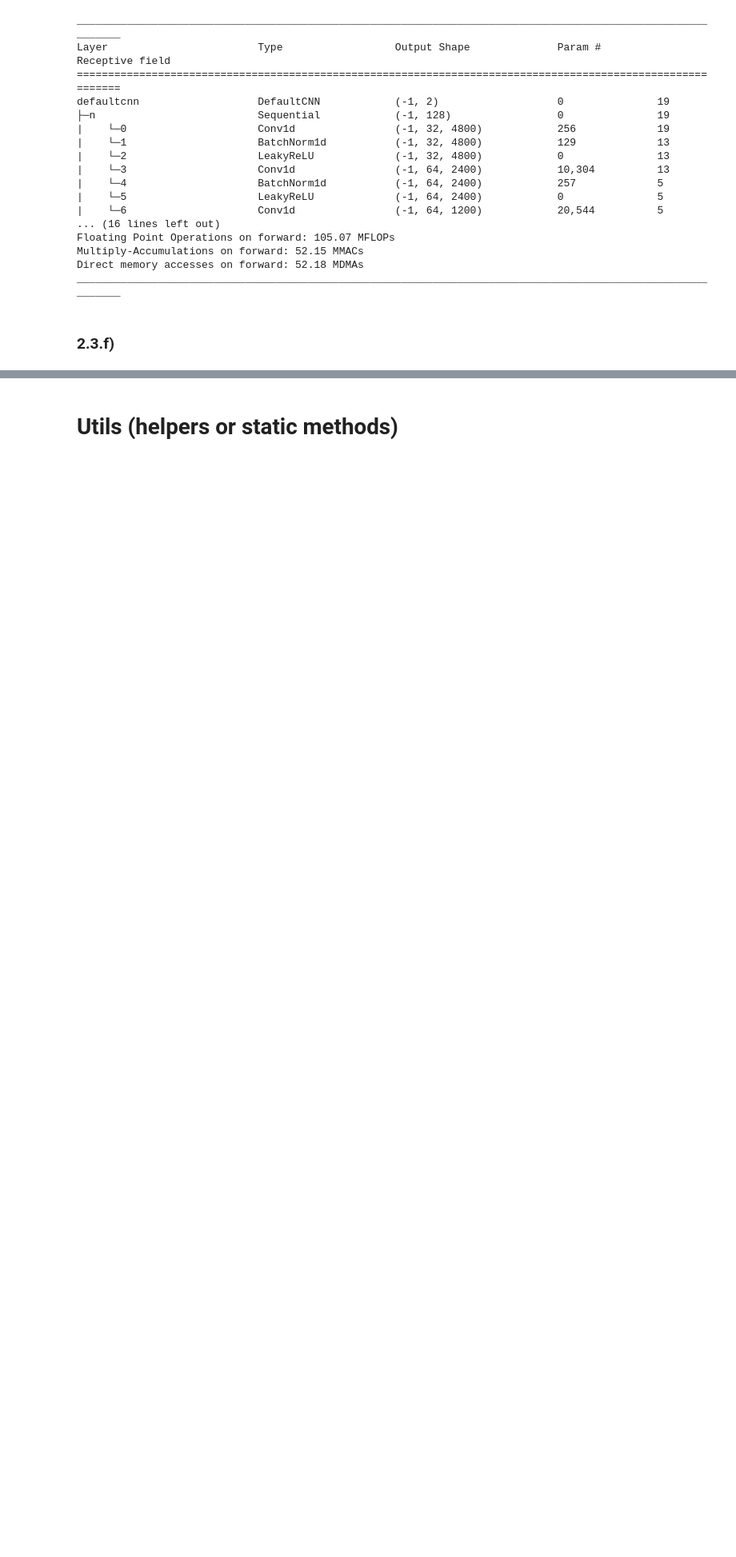
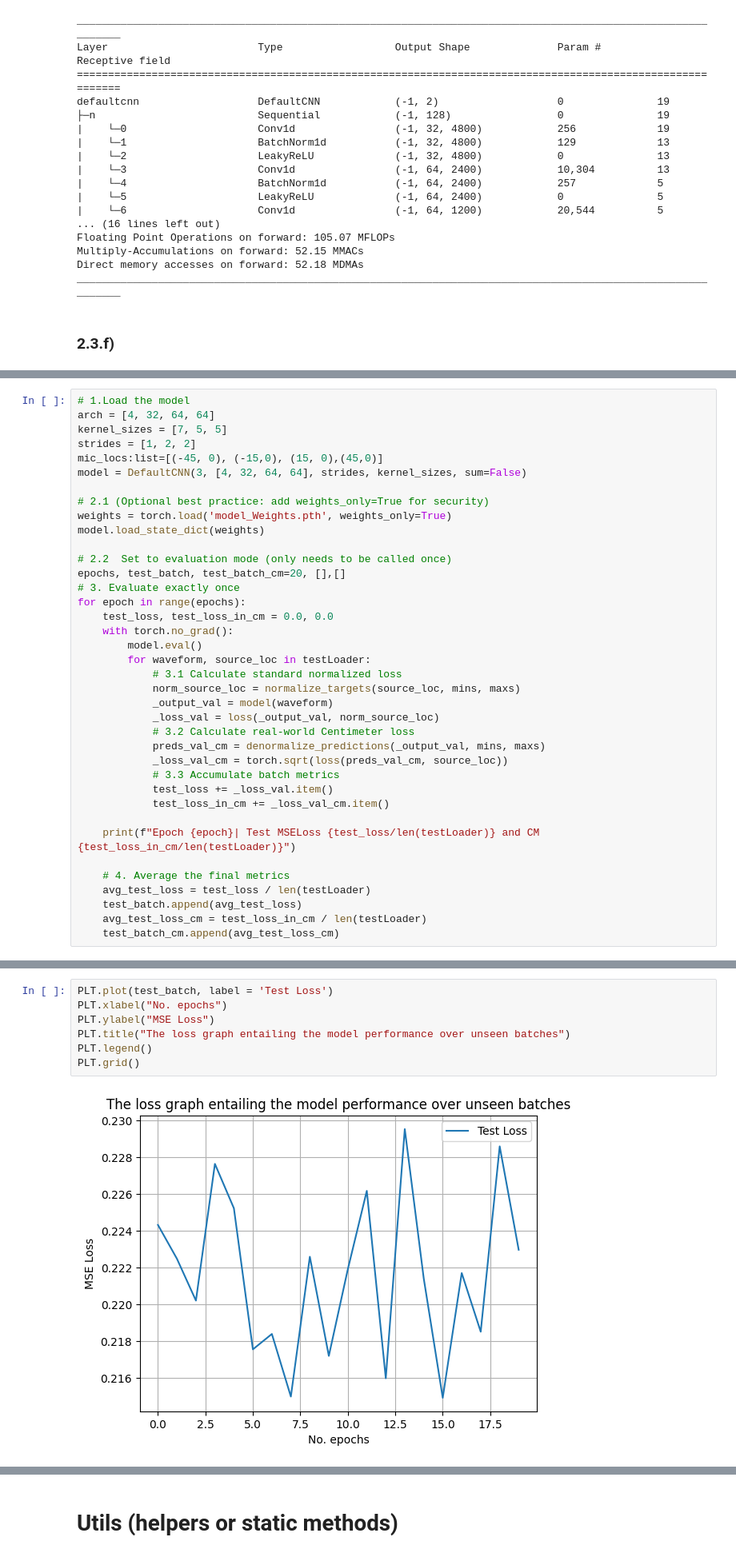
Before and after one commit to Christian-Stefan/Audio-Source-Localization-and-Isolation-using-CNN, a Jupyter notebook: assign2_part_3.ipynb, the cells around one changed output, grey strips where cells are left out. Shown at 80% size. Saved outputs shown, nothing was run; the diff lists cells and outputs as text; blank space fills up the shorter version.

```diff
--- a/assign2_part_3.ipynb
+++ b/assign2_part_3.ipynb
@@ -350,0 +360,38 @@ Final Test Error in CM: 66.34 cm
+# %%
+# 1.Load the model
+arch = [4, 32, 64, 64]
+kernel_sizes = [7, 5, 5]
+strides = [1, 2, 2]
+mic_locs:list=[(-45, 0), (-15,0), (15, 0),(45,0)]
+model = DefaultCNN(3, [4, 32, 64, 64], strides, kernel_sizes, sum=False)
+
+# 2.1 (Optional best practice: add weights_only=True for security)
+weights = torch.load('model_Weights.pth', weights_only=True)
+model.load_state_dict(weights)
+
+# 2.2  Set to evaluation mode (only needs to be called once)
+epochs, test_batch, test_batch_cm=20, [],[]
+# 3. Evaluate exactly once
+for epoch in range(epochs):
+    test_loss, test_loss_in_cm = 0.0, 0.0
+    with torch.no_grad():
+        model.eval()
+        for waveform, source_loc in testLoader:
+            # 3.1 Calculate standard normalized loss
+            norm_source_loc = normalize_targets(source_loc, mins, maxs)
+            _output_val = model(waveform)
+            _loss_val = loss(_output_val, norm_source_loc)
+            # 3.2 Calculate real-world Centimeter loss
+            preds_val_cm = denormalize_predictions(_output_val, mins, maxs)
+            _loss_val_cm = torch.sqrt(loss(preds_val_cm, source_loc))
+            # 3.3 Accumulate batch metrics
+            test_loss += _loss_val.item()
+            test_loss_in_cm += _loss_val_cm.item()
+
+    print(f"Epoch {epoch}| Test MSELoss {test_loss/len(testLoader)} and CM {test_loss_in_cm/len(testLoader)}")
+
+    # 4. Average the final metrics
+    avg_test_loss = test_loss / len(testLoader)
+    test_batch.append(avg_test_loss)
+    avg_test_loss_cm = test_loss_in_cm / len(testLoader)
+    test_batch_cm.append(avg_test_loss_cm)
@@ -350,0 +419,9 @@ Final Test Error in CM: 66.34 cm
+# %%
+PLT.plot(test_batch, label = 'Test Loss')
+PLT.xlabel("No. epochs")
+PLT.ylabel("MSE Loss")
+PLT.title("The loss graph entailing the model performance over unseen batches")
+PLT.legend()
+PLT.grid()
+# %% [output]
+[figure, added]
```
Also changed, not shown: parts of 11 cells of this notebook.
